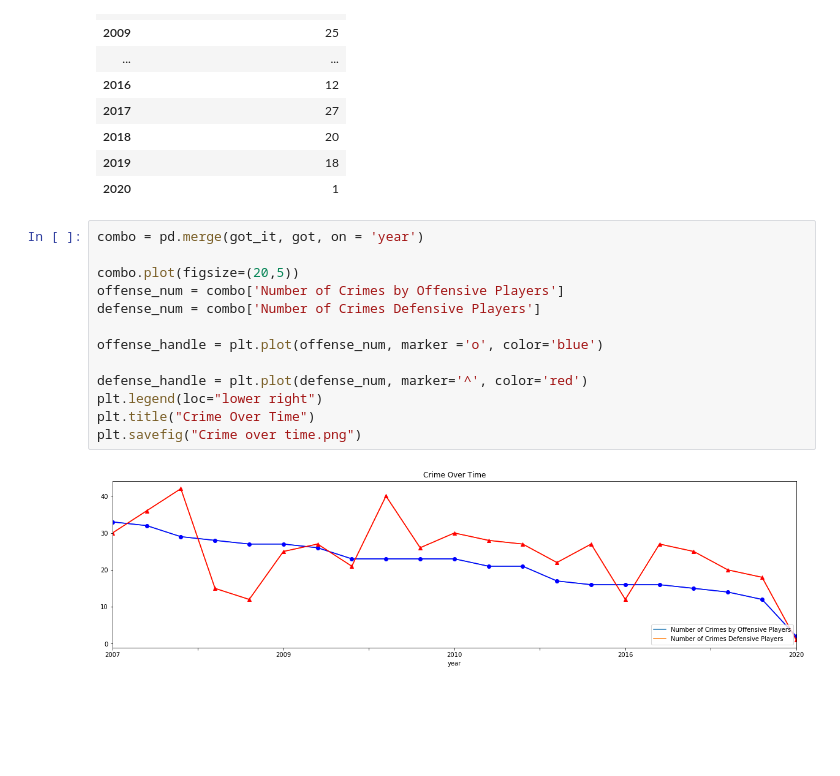
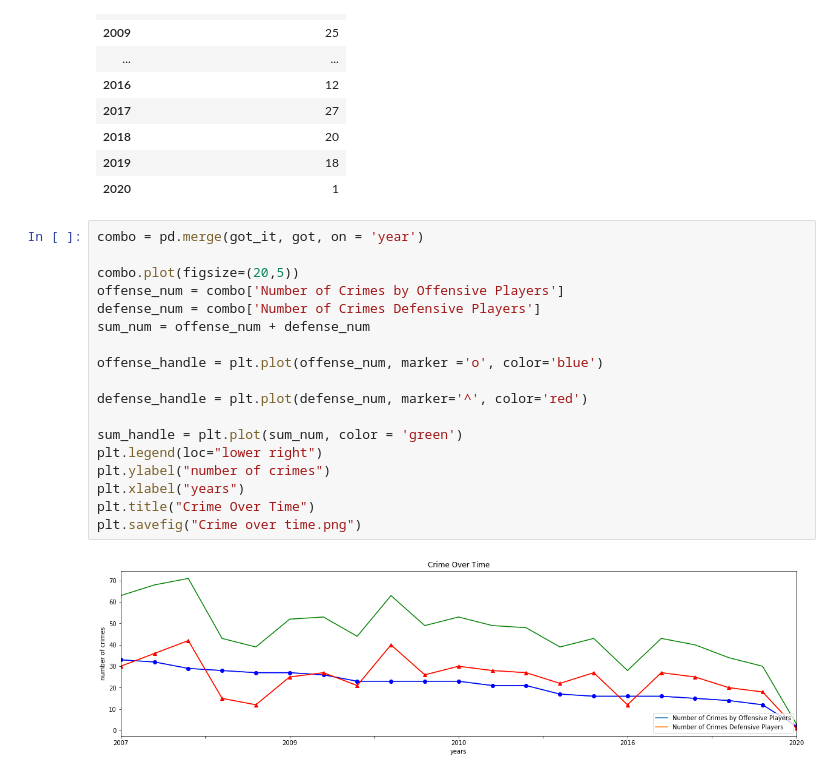
Before and after one commit to alecslaney/project2, a Jupyter notebook: CHADS_CODING/Crime over time.ipynb, the cells around one changed output. Saved outputs shown, nothing was run; the diff lists cells and outputs as text; blank space fills up the shorter version.

```diff
--- a/CHADS_CODING/Crime over time.ipynb
+++ b/CHADS_CODING/Crime over time.ipynb
@@ -95,15 +95,20 @@ got.sort_values(by = 'year', ascending = True)
 # %%
 combo = pd.merge(got_it, got, on = 'year')
 
 combo.plot(figsize=(20,5))
 offense_num = combo['Number of Crimes by Offensive Players']
 defense_num = combo['Number of Crimes Defensive Players']
+sum_num = offense_num + defense_num
 
 offense_handle = plt.plot(offense_num, marker ='o', color='blue')
 
 defense_handle = plt.plot(defense_num, marker='^', color='red')
+
+sum_handle = plt.plot(sum_num, color = 'green')
 plt.legend(loc="lower right")
+plt.ylabel("number of crimes")
+plt.xlabel("years")
 plt.title("Crime Over Time")
 plt.savefig("Crime over time.png")
 # %% [output]
-[figure, old version]
+[figure, new version]
```
Also changed, not shown: 2 other files.
